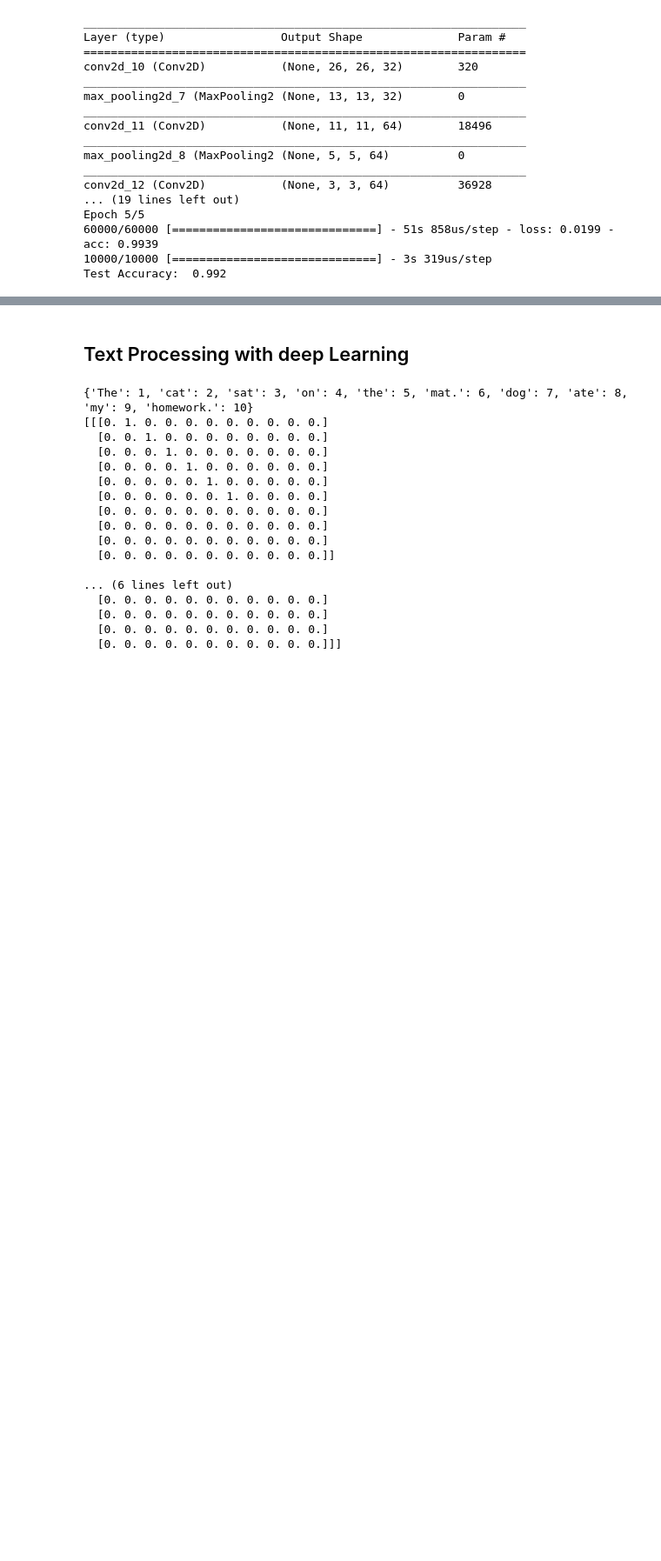
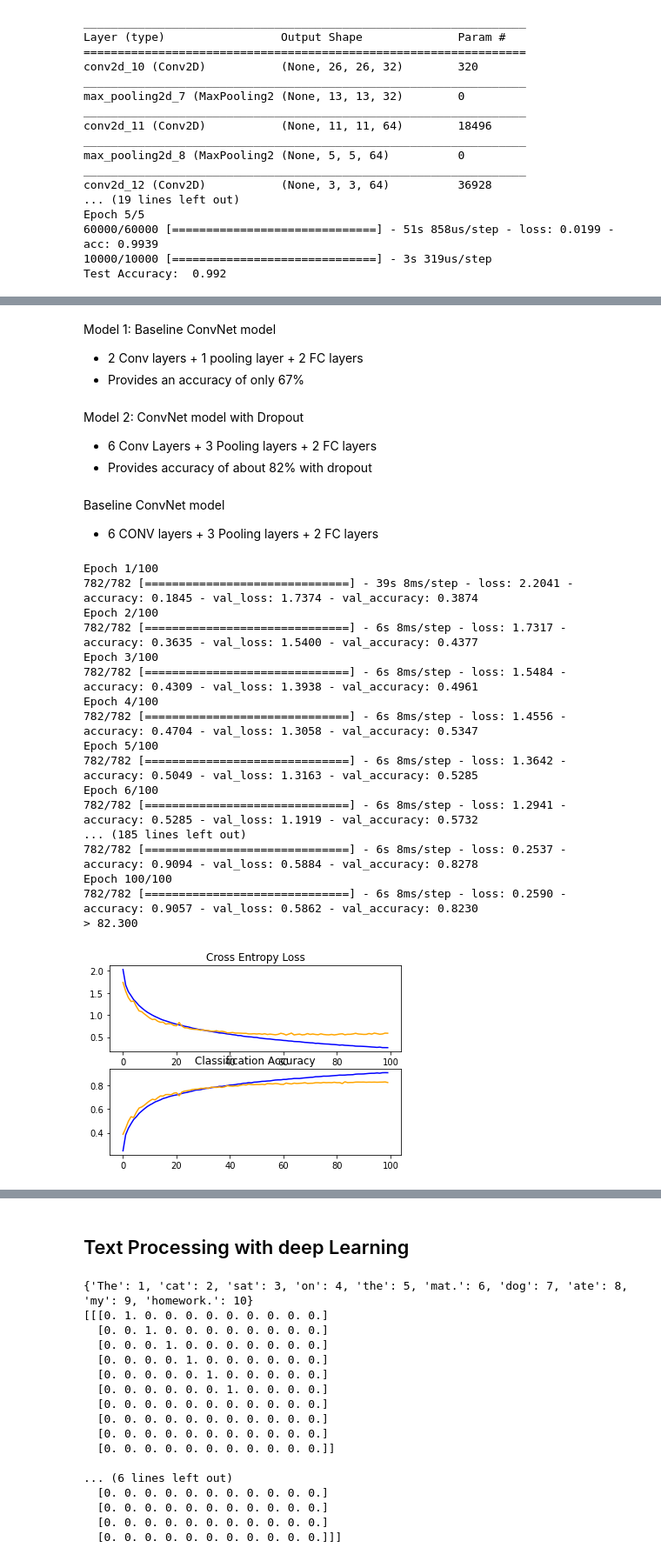
Before and after one commit to swagatk/python-ml, a Jupyter notebook: python-ml.ipynb, the cells around one changed output, grey strips where cells are left out. Shown at 87% size. Cells and saved outputs as stored; diff of their text form; code cells hidden in the pictures; blank space fills up the shorter version.

```diff
--- a/python-ml.ipynb
+++ b/python-ml.ipynb
@@ -4095,0 +4153,4 @@ Test Accuracy:  0.992
+# %% [markdown]
+Model 1: Baseline ConvNet model
+- 2 Conv layers + 1 pooling layer + 2 FC layers
+- Provides an accuracy of only 67%
@@ -4095,0 +4176,4 @@ Test Accuracy:  0.992
+# %% [markdown]
+Model 2: ConvNet model with Dropout
+- 6 Conv Layers + 3 Pooling layers + 2 FC layers
+- Provides accuracy of about 82% with dropout
@@ -4095,0 +4205,3 @@ Test Accuracy:  0.992
+# %% [markdown]
+Baseline ConvNet model
+- 6 CONV layers + 3 Pooling layers + 2 FC layers
@@ -4095,0 +4228,52 @@ Test Accuracy:  0.992
+# %%
+from matplotlib import pyplot
+# plot diagnostic learning curves
+def summarize_diagnostics(history):
+	# plot loss
+	pyplot.subplot(211)
+	pyplot.title('Cross Entropy Loss')
+	pyplot.plot(history.history['loss'], color='blue', label='train')
+	pyplot.plot(history.history['val_loss'], color='orange', label='test')
+	# plot accuracy
+	pyplot.subplot(212)
+	pyplot.title('Classification Accuracy')
+	pyplot.plot(history.history['accuracy'], color='blue', label='train')
+	pyplot.plot(history.history['val_accuracy'], color='orange', label='test')
+# %%
+# run the test harness for evaluating a model
+def run_test_harness():
+	# load dataset
+	trainX, trainY, testX, testY = load_dataset()
+	# prepare pixel data
+	trainX, testX = prep_pixels(trainX, testX)
+	# define model
+  # model = define_model1()
+	model = define_model2()
+	# fit model
+	history = model.fit(trainX, trainY, epochs=100, batch_size=64, validation_data=(testX, testY), verbose=1)
+	# evaluate model
+	_, acc = model.evaluate(testX, testY, verbose=0)
+	print('> %.3f' % (acc * 100.0))
+	# learning curves
+	summarize_diagnostics(history)
+# %%
+run_test_harness()
+# %% [output]
+Epoch 1/100
+782/782 [==============================] - 39s 8ms/step - loss: 2.2041 - accuracy: 0.1845 - val_loss: 1.7374 - val_accuracy: 0.3874
+Epoch 2/100
+782/782 [==============================] - 6s 8ms/step - loss: 1.7317 - accuracy: 0.3635 - val_loss: 1.5400 - val_accuracy: 0.4377
+Epoch 3/100
+782/782 [==============================] - 6s 8ms/step - loss: 1.5484 - accuracy: 0.4309 - val_loss: 1.3938 - val_accuracy: 0.4961
+Epoch 4/100
+782/782 [==============================] - 6s 8ms/step - loss: 1.4556 - accuracy: 0.4704 - val_loss: 1.3058 - val_accuracy: 0.5347
+Epoch 5/100
+782/782 [==============================] - 6s 8ms/step - loss: 1.3642 - accuracy: 0.5049 - val_loss: 1.3163 - val_accuracy: 0.5285
+Epoch 6/100
+782/782 [==============================] - 6s 8ms/step - loss: 1.2941 - accuracy: 0.5285 - val_loss: 1.1919 - val_accuracy: 0.5732
+... (185 lines left out)
+782/782 [==============================] - 6s 8ms/step - loss: 0.2537 - accuracy: 0.9094 - val_loss: 0.5884 - val_accuracy: 0.8278
+Epoch 100/100
+782/782 [==============================] - 6s 8ms/step - loss: 0.2590 - accuracy: 0.9057 - val_loss: 0.5862 - val_accuracy: 0.8230
+> 82.300
+[figure, added]
```
Also changed, not shown: parts of 35 cells of this notebook, 2 other files.
